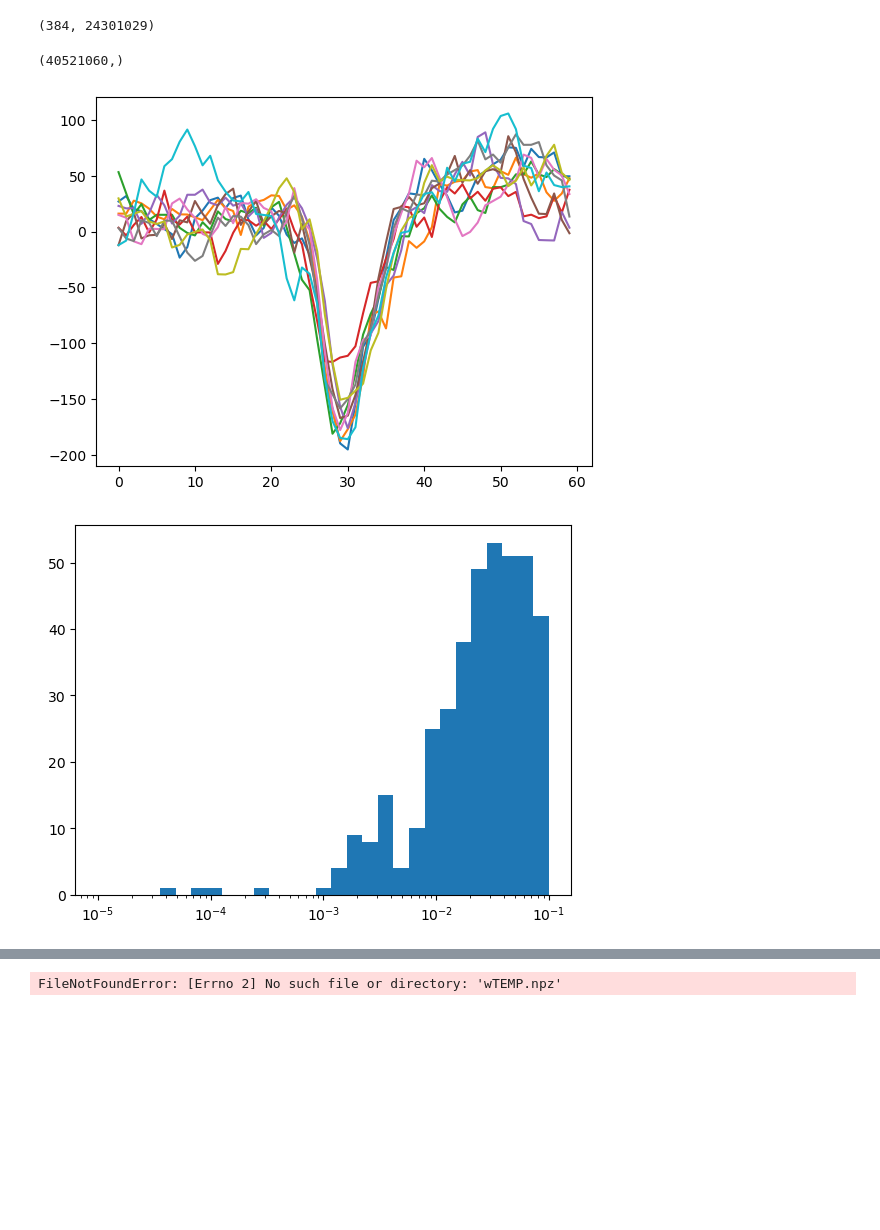
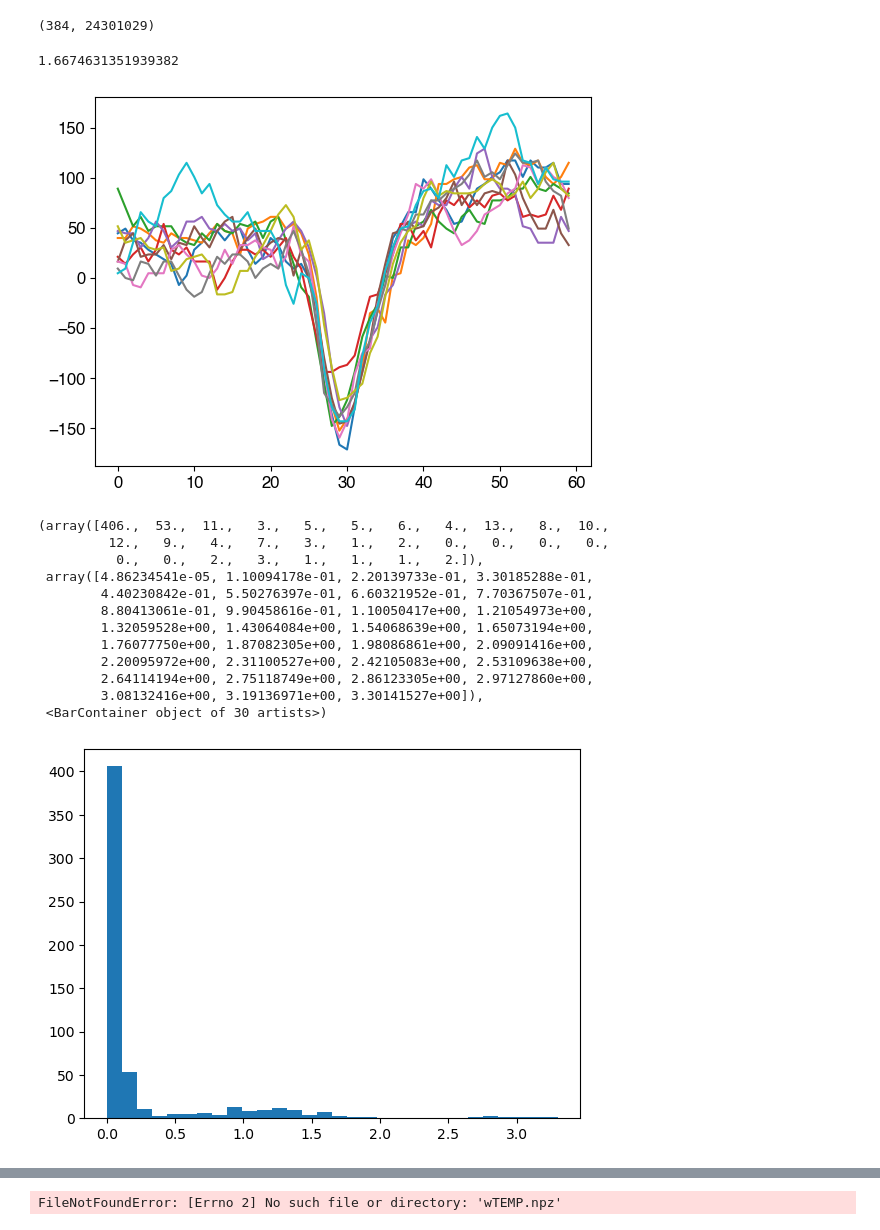
Before and after one commit to dyballa/TempoSort, a Jupyter notebook: data/2018_Marques-Smith/ls_analyses_kilosort_2018.ipynb, the cells around one changed output, grey strips where cells are left out. Cells and saved outputs as stored; diff of their text form; code cells hidden in the pictures; blank space fills up the shorter version.

```diff
--- a/data/2018_Marques-Smith/ls_analyses_kilosort_2018.ipynb
+++ b/data/2018_Marques-Smith/ls_analyses_kilosort_2018.ipynb
@@ -51,11 +51,8 @@ plt.rc('figure', titlesize=BIGGER_SIZE)  # fontsize of the figure title
 scratch = f'/home/lss72/palmer_scratch/spike_sort'
 marques_smith = '/home/lss72/TempoSort/data/2018_Marques-Smith'
 
-def load_res(time):
-    results_dir = Path(marques_smith).joinpath(f'{time}s')
-
-    # outputs saved to results_dir
-    # results_dir = Path(data_dir).joinpath('kilosort4')
+def load_res(time, version):
+    results_dir = Path(marques_smith).joinpath(f'{time}s_{version}')
 
     # load 'em
     ops = np.load(results_dir / 'ops.npy', allow_pickle=True).item()
@@ -73,12 +70,13 @@ def load_res(time):
 
     return ops, camps, contam_pct, chan_map, templates, chan_best, amplitudes, st, clu, firing_rates, dshift
 
-ops, camps, contam_pct, chan_map, templates, chan_best, amplitudes, st, clu, firing_rates, dshift = load_res(300)
+version = 24
+
+ops, camps, contam_pct, chan_map, templates, chan_best, amplitudes, st, clu, firing_rates, dshift = load_res(300, version)
 # %%
 # import data
-
-filename = f"{scratch}/c42/c42_npx_raw.bin"
-patch_filename = f"{scratch}/c42/c42_patch_ch1.bin"
+filename = f"{scratch}/c{version}/c{version}_npx_raw.bin"
+patch_filename = f"{scratch}/c{version}/c{version}_patch_ch1.bin"
 
 # filename = f"{scratch}/c24/c24_npx_raw.bin"
 # patch_filename = f"{scratch}/c24/c24_patch_ch1.bin"
@@ -97,8 +95,8 @@ Probe_dtype = np.uint16
 # Juxta_y_digitization = 65536
 # Juxta_y_range=10
 # distance_min = 31
-# Probe_closest_electrode = 218
-Probe_closest_electrode = 109
+Probe_closest_electrode = 218
+# Probe_closest_electrode = 109
 
 # helper functions
 ### The code below has been adapted from:
@@ -121,8 +119,6 @@ def find_peaks(wcrecording, T):
 
     a = SpikeWstart[0][0]
     b = SpikeWend[0][0]
-
-    print(SpikeWstart, SpikeWend)
 
     FinalWstart = [a[item] for item in range(len(a)) if item not in duration_rejects]
     FinalWend = [b[item] for item in range(len(b)) if item not in duration_rejects]
@@ -201,6 +197,6 @@ def loadPatchRawData(patch_path, npx_recording):
 juxta = loadPatchRawData(patch_filename, extra_Volts)
 # spike_triggers, spike_data_in_V = custom_find_peaks(juxta, 50023.88170476, 2.34375)
 juxta_filt = juxta - np.mean(juxta)
-spike_triggers, thresh = find_peaks(juxta_filt, 7)
+spike_triggers, thresh = find_peaks(juxta_filt1, 7)
 
-m = len(juxta)/float(len(extra_Volts[0])) # finding scale factor
+m = len(juxta_filt1)/float(len(extra_Volts[0])) # finding scale factor
@@ -225,13 +210,12 @@ m = len(juxta)/float(len(extra_Volts[0])) # finding scale factor
 # %%
-
 
 np.std(juxta)
 
 for sp in spike_triggers[:1000]:
 
-    window = juxta_filt[sp-60:sp+120]
+    window = juxta_filt1[sp-60:sp+120]
 
-    if window[0] > 30:
-        print(sp)
+    # if window[0] < 30:
+    #     print(sp)
     plt.plot(window)
 # %% [output]
@@ -453,12 +438,13 @@ data_array.shape
 # %% [output]
 (384, 24301029)
 # %%
-spike_data_in_V.shape
+m
 # %% [output]
-(40521060,)
+1.6674631351939382
 # %%
 
 # print(len(which_spikes_from_templ))
+data_array = extra_Volts
 
 for t in st[which_spikes_from_templ][:10]:
 
@@ -466,11 +452,23 @@ for t in st[which_spikes_from_templ][:10]:
     # print(t)
     plt.plot(data_array[Probe_closest_electrode,adj_t-30:adj_t+30])
 # %% [output]
-[figure, old version]
+[figure, new version]
 # %%
 sp_diff = [abs(sp * m - spike_triggers).min()/sample_rate for sp in st[which_spikes_from_templ]]
 
-plt.hist(sp_diff, bins=np.logspace(-5, -1, 30))
-plt.xscale('log')
+plt.hist(sp_diff, bins=30 ) # bins=np.logspace(-5, -1, 30)
+# plt.xscale('log')
 # %% [output]
+(array([406.,  53.,  11.,   3.,   5.,   5.,   6.,   4.,  13.,   8.,  10.,
+         12.,   9.,   4.,   7.,   3.,   1.,   2.,   0.,   0.,   0.,   0.,
+          0.,   0.,   2.,   3.,   1.,   1.,   1.,   2.]),
+ array([4.86234541e-05, 1.10094178e-01, 2.20139733e-01, 3.30185288e-01,
+        4.40230842e-01, 5.50276397e-01, 6.60321952e-01, 7.70367507e-01,
+        8.80413061e-01, 9.90458616e-01, 1.10050417e+00, 1.21054973e+00,
+        1.32059528e+00, 1.43064084e+00, 1.54068639e+00, 1.65073194e+00,
+        1.76077750e+00, 1.87082305e+00, 1.98086861e+00, 2.09091416e+00,
+        2.20095972e+00, 2.31100527e+00, 2.42105083e+00, 2.53109638e+00,
+        2.64114194e+00, 2.75118749e+00, 2.86123305e+00, 2.97127860e+00,
+        3.08132416e+00, 3.19136971e+00, 3.30141527e+00]),
+ <BarContainer object of 30 artists>)
-[figure, old version]
+[figure, new version]
```
Also changed, not shown: parts of 15 cells of this notebook, 4 other files.
